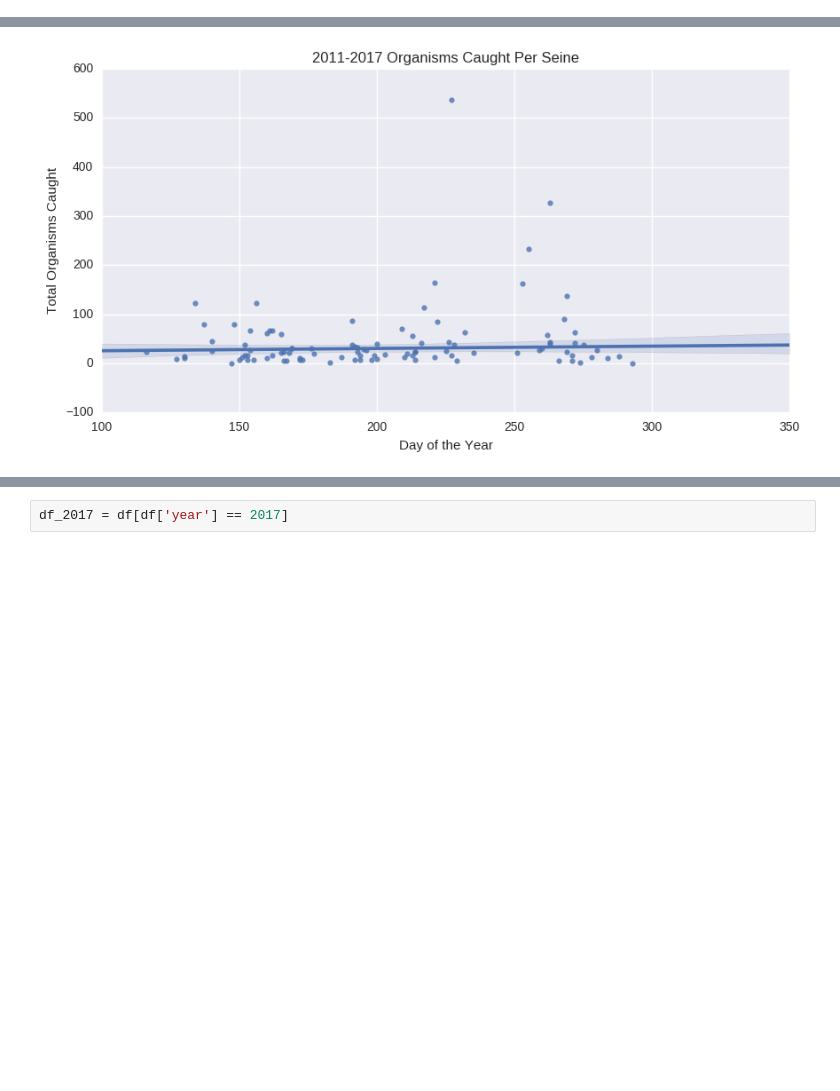
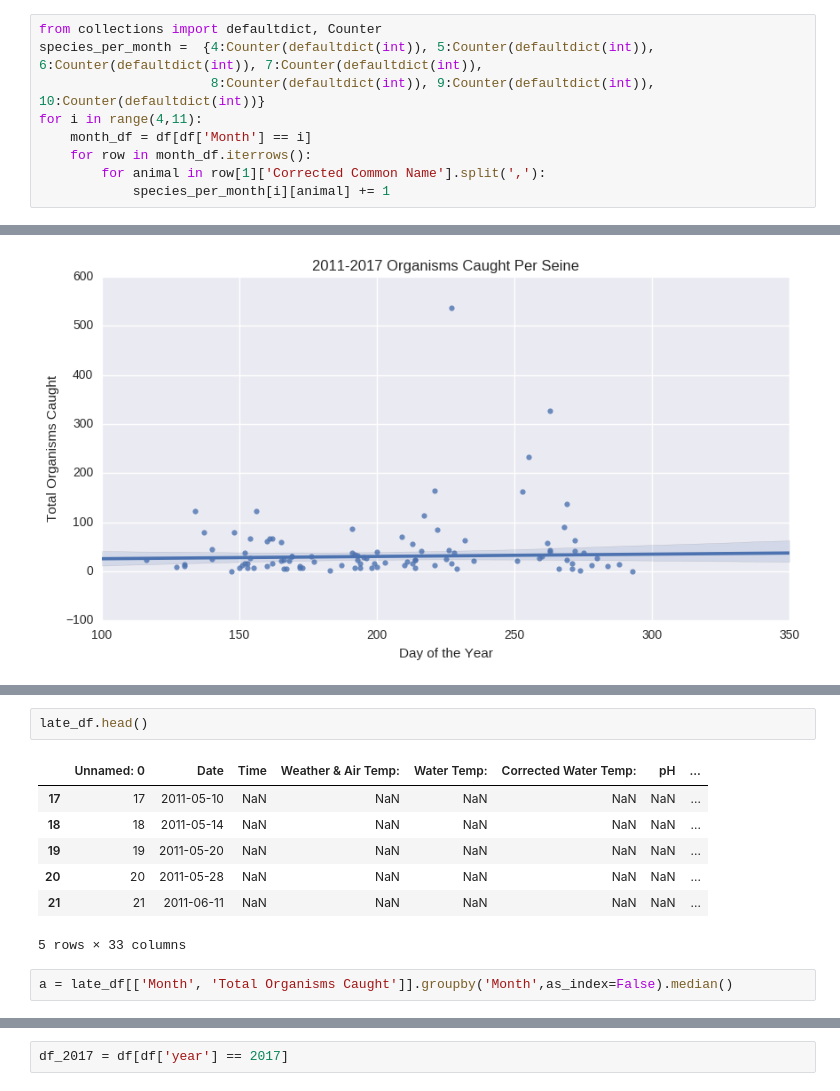
Before and after one commit to Shadhopson/Seining_Analysis, a Jupyter notebook: Making Graphs - 2--2017 catch per seine, and species caught per seine.ipynb, the cells around one changed output, grey strips where cells are left out. Saved outputs shown, nothing was run; the diff lists cells and outputs as text; blank space fills up the shorter version.

```diff
--- a/Making Graphs - 2--2017 catch per seine, and species caught per seine.ipynb
+++ b/Making Graphs - 2--2017 catch per seine, and species caught per seine.ipynb
@@ -32,0 +37,9 @@ ax.figure.savefig('Graphs/BOP_2008_2017_Species_Caught_Per_Seine')
+# %%
+from collections import defaultdict, Counter
+species_per_month =  {4:Counter(defaultdict(int)), 5:Counter(defaultdict(int)), 6:Counter(defaultdict(int)), 7:Counter(defaultdict(int)),
+                      8:Counter(defaultdict(int)), 9:Counter(defaultdict(int)), 10:Counter(defaultdict(int))}
+for i in range(4,11):
+    month_df = df[df['Month'] == i]
+    for row in month_df.iterrows():
+        for animal in row[1]['Corrected Common Name'].split(','):
+            species_per_month[i][animal] += 1
@@ -83,0 +133,12 @@ ax.figure.savefig('Graphs/BOP_2011_2017_Organisms_Caught_Per_Seine')
+# %%
+late_df.head()
+# %% [output]
+|  | Unnamed: 0 | Date | Time | Weather & Air Temp: | Water Temp: | Corrected Water Temp: | pH | ... |
+| 17 | 17 | 2011-05-10 | NaN | NaN | NaN | NaN | NaN | ... |
+| 18 | 18 | 2011-05-14 | NaN | NaN | NaN | NaN | NaN | ... |
+| 19 | 19 | 2011-05-20 | NaN | NaN | NaN | NaN | NaN | ... |
+| 20 | 20 | 2011-05-28 | NaN | NaN | NaN | NaN | NaN | ... |
+| 21 | 21 | 2011-06-11 | NaN | NaN | NaN | NaN | NaN | ... |
+5 rows × 33 columns
+# %%
+a = late_df[['Month', 'Total Organisms Caught']].groupby('Month',as_index=False).median()
```
Also changed, not shown: parts of 13 cells of this notebook, 17 other files.
